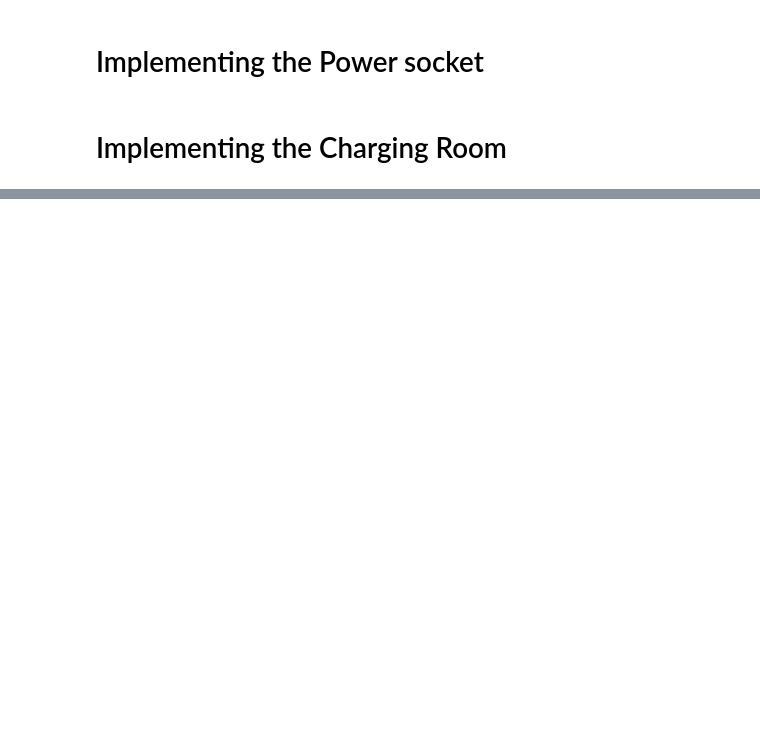
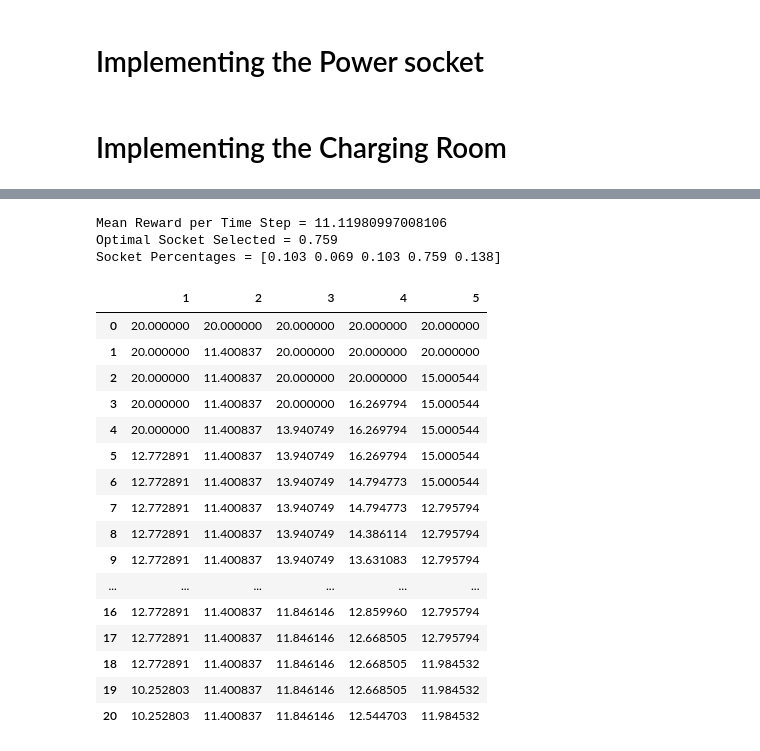
Before and after one commit to Aryaannn24/Reinforcement-Learning, a Jupyter notebook: Prac3_Banditprob.ipynb, the cells around one changed output, grey strips where cells are left out. Saved outputs shown, nothing was run; the diff lists cells and outputs as text; code cells hidden in the pictures; blank space fills up the shorter version.

```diff
--- a/Prac3_Banditprob.ipynb
+++ b/Prac3_Banditprob.ipynb
@@ -116,0 +171,59 @@ Text(0, 0.5, 'Density')
+# %%
+# highlight the maximum value on a row
+def highlight_max_row_value( row ):
+    '''
+    highlight the maximum value on the supplied row
+    '''
+    is_max = row == row.max()
+    return ['background-color: yellow' if v else '' for v in is_max]
+
+def highlight_change_in_column( col ):
+    '''
+    highlight the entry before the column value changes
+    '''
+    style = []
+    for i in range(col.shape[0]):
+        if i < (col.shape[0]-1) and col.iloc[i] != col.iloc[i+1]:
+            style.append('background-color: yellow')
+        else:
+            style.append('')
+    return style
+# %%
+# Test the optimistic socket over 30 time steps
+tester = SocketTester( OptimisticSocket, initial_estimate = 20.)
+tester.run( number_of_steps = 30 )
+
+print(f'Mean Reward per Time Step = {tester.get_mean_reward()}')
+print(f'Optimal Socket Selected = {tester.get_optimal_socket_percentage():0.3f}')
+print(f'Socket Percentages = {tester.get_socket_percentages()}')
+# %% [output]
+Mean Reward per Time Step = 11.11980997008106
+Optimal Socket Selected = 0.759
+Socket Percentages = [0.103 0.069 0.103 0.759 0.138]
+# %%
+# convert to a Pandas dataframe for table display & rename the columns to be 1-based
+estimates = tester.socket_stats[:,:,0]
+df = pd.DataFrame(estimates[:21])
+df.columns = [1,2,3,4,5]
+
+# show the estimates of each socket, highlighting the socket that has been selected for each time step
+# - truncating to the first 20 time steps for clarity
+df.style.apply(highlight_change_in_column).apply(highlight_max_row_value,axis=1,subset=df.index[-1])
+# %% [output]
+|  | 1 | 2 | 3 | 4 | 5 |
+| 0 | 20.000000 | 20.000000 | 20.000000 | 20.000000 | 20.000000 |
+| 1 | 20.000000 | 11.400837 | 20.000000 | 20.000000 | 20.000000 |
+| 2 | 20.000000 | 11.400837 | 20.000000 | 20.000000 | 15.000544 |
+| 3 | 20.000000 | 11.400837 | 20.000000 | 16.269794 | 15.000544 |
+| 4 | 20.000000 | 11.400837 | 13.940749 | 16.269794 | 15.000544 |
+| 5 | 12.772891 | 11.400837 | 13.940749 | 16.269794 | 15.000544 |
+| 6 | 12.772891 | 11.400837 | 13.940749 | 14.794773 | 15.000544 |
+| 7 | 12.772891 | 11.400837 | 13.940749 | 14.794773 | 12.795794 |
+| 8 | 12.772891 | 11.400837 | 13.940749 | 14.386114 | 12.795794 |
+| 9 | 12.772891 | 11.400837 | 13.940749 | 13.631083 | 12.795794 |
+| ... | ... | ... | ... | ... | ... |
+| 16 | 12.772891 | 11.400837 | 11.846146 | 12.859960 | 12.795794 |
+| 17 | 12.772891 | 11.400837 | 11.846146 | 12.668505 | 12.795794 |
+| 18 | 12.772891 | 11.400837 | 11.846146 | 12.668505 | 11.984532 |
+| 19 | 10.252803 | 11.400837 | 11.846146 | 12.668505 | 11.984532 |
+| 20 | 10.252803 | 11.400837 | 11.846146 | 12.544703 | 11.984532 |
```
Also changed, not shown: parts of 7 cells of this notebook.
